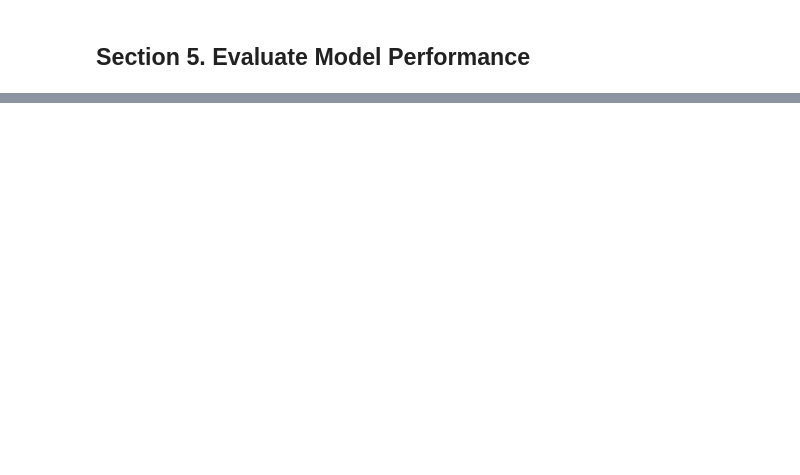
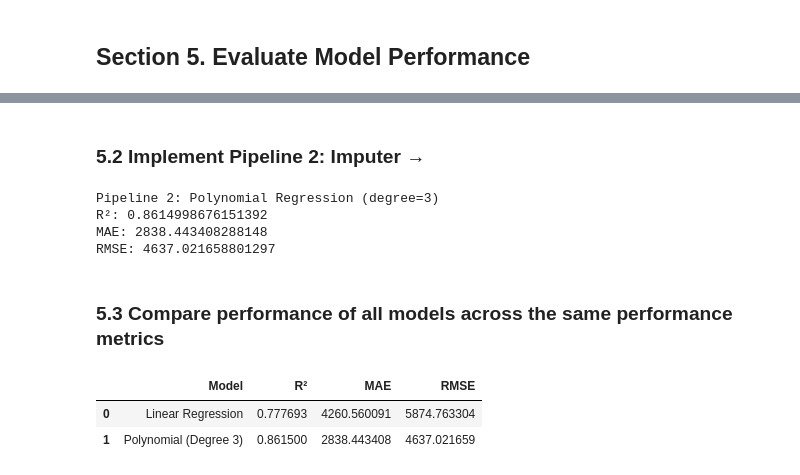
Before and after one commit to ssowers2/ml_regression_sowers, a Jupyter notebook: notebooks/final/regression_sowers.ipynb, the cells around one changed output, grey strips where cells are left out. Drawn from its saved outputs; the diff is of its cells as text; code cells hidden in the pictures; blank space fills up the shorter version.

Commit message:
Add regression pipelines and final reflections to medical cost analysis

```diff
--- a/notebooks/final/regression_sowers.ipynb
+++ b/notebooks/final/regression_sowers.ipynb
@@ -166,3 +171,6 @@ plt.show()
+# %%
+# Converted text label (“yes”, “no”) into numeric values (Yes = 1, No = 0).
+df["smoker_num"] = df["smoker"].map({"yes": 1, "no": 0})
 # %% [markdown]
 ### **Reflection 2:**
 
@@ -221,0 +232,9 @@ I chose **age**, **BMI**, and **smoker** because these features showed the stron
+# %%
+# Select the chosen features
+X = df[["age", "bmi", "smoker_num"]]
+y = df["charges"]
+
+# Split data (80% train, 20% test)
+X_train, X_test, y_train, y_test = train_test_split(
+    X, y, test_size=0.2, random_state=42
+)
@@ -221,0 +243,3 @@ I chose **age**, **BMI**, and **smoker** because these features showed the stron
+# %%
+model = LinearRegression()
+model.fit(X_train, y_train)
@@ -223,0 +302,43 @@ I chose **age**, **BMI**, and **smoker** because these features showed the stron
+# %% [markdown]
+### **5.2 Implement Pipeline 2: Imputer →**
+# %%
+# Pipeline 2
+pipeline_poly = Pipeline([
+    ("imputer", SimpleImputer(strategy="median")),
+    ("poly", PolynomialFeatures(degree=3)),
+    ("scaler", StandardScaler()),
+    ("lr", LinearRegression())
+])
+
+pipeline_poly.fit(X_train, y_train)
+
+y_pred_poly = pipeline_poly.predict(X_test)
+
+r2_poly = r2_score(y_test, y_pred_poly)
+mae_poly = mean_absolute_error(y_test, y_pred_poly)
+rmse_poly = np.sqrt(mean_squared_error(y_test, y_pred_poly))
+
+print("Pipeline 2: Polynomial Regression (degree=3)")
+print("R²:", r2_poly)
+print("MAE:", mae_poly)
+print("RMSE:", rmse_poly)
+# %% [output]
+Pipeline 2: Polynomial Regression (degree=3)
+R²: 0.8614998676151392
+MAE: 2838.443408288148
+RMSE: 4637.021658801297
+# %% [markdown]
+### **5.3 Compare performance of all models across the same performance metrics**
+# %%
+results = pd.DataFrame({
+    "Model": ["Linear Regression", "Polynomial (Degree 3)"],
+    "R²": [r2_lr, r2_poly],
+    "MAE": [mae_lr, mae_poly],
+    "RMSE": [rmse_lr, rmse_poly]
+})
+
+results
+# %% [output]
+|  | Model | R² | MAE | RMSE |
+| 0 | Linear Regression | 0.777693 | 4260.560091 | 5874.763304 |
+| 1 | Polynomial (Degree 3) | 0.861500 | 2838.443408 | 4637.021659 |
```
Also changed, not shown: parts of 16 cells of this notebook.
